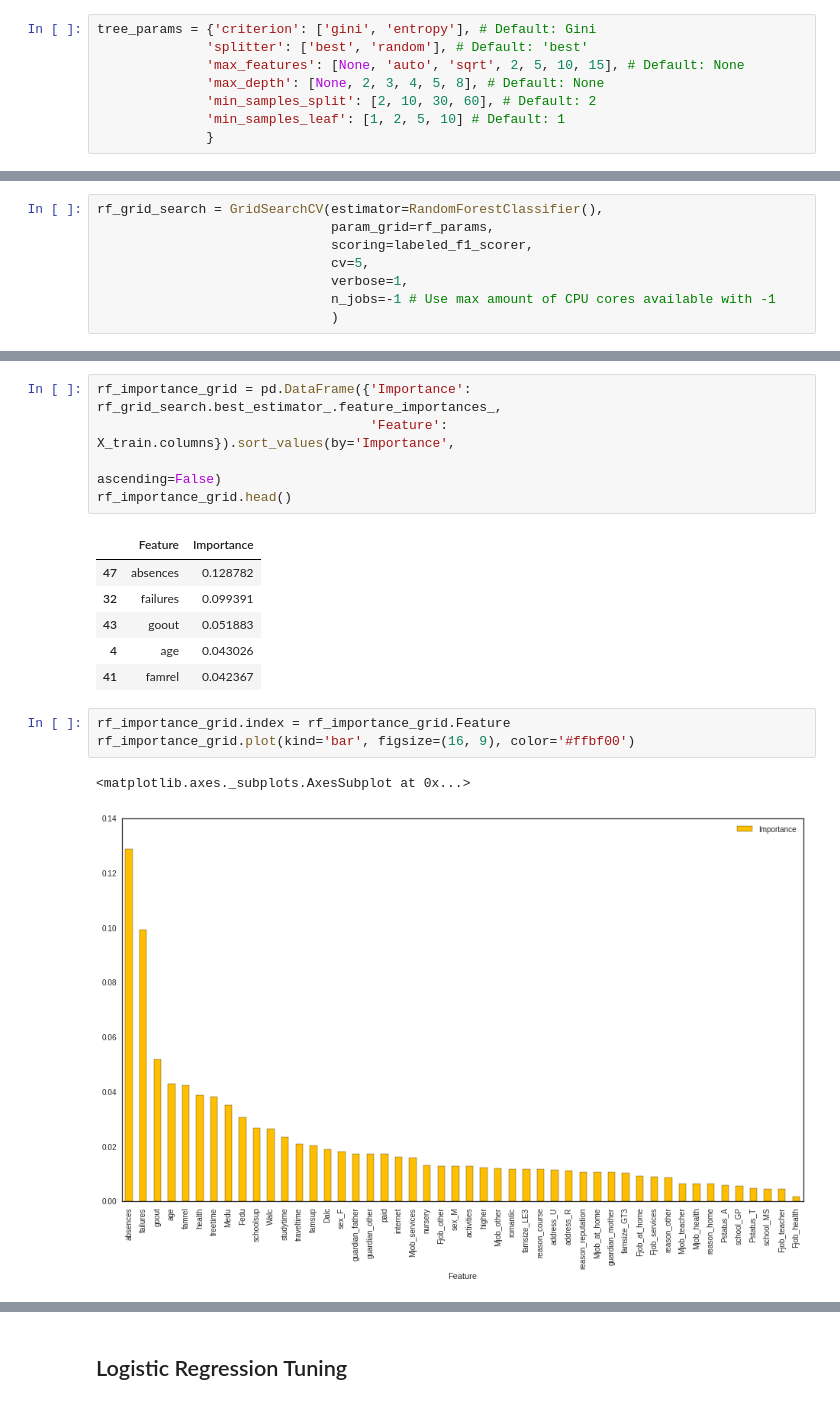
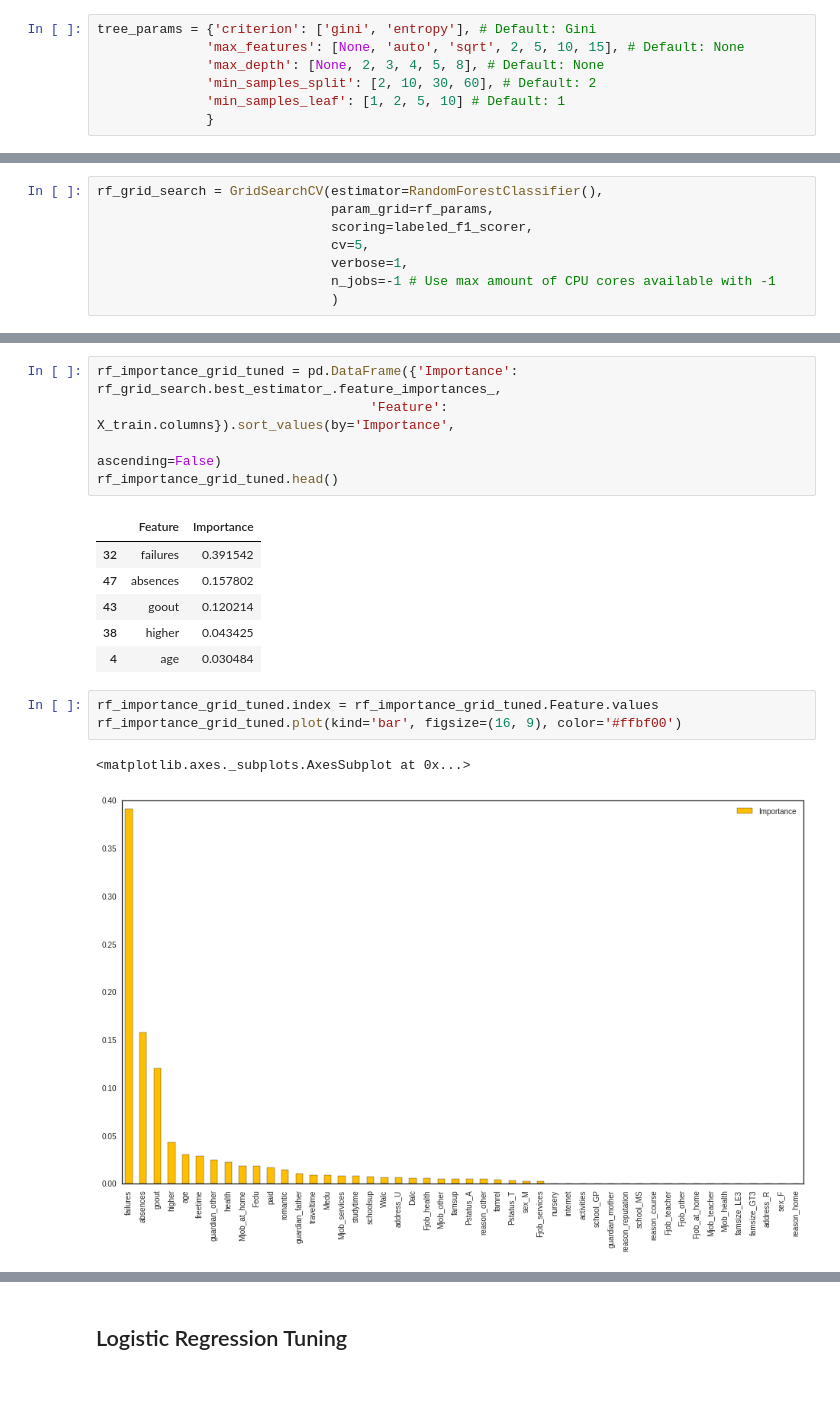
Before and after one commit to FCH808/Machine_Learning_Engineer_Nanodegree, a Jupyter notebook: Project_2/student_intervention/student_intervention.ipynb, the cells around one changed output, grey strips where cells are left out. Saved outputs shown, nothing was run; the diff lists cells and outputs as text.

```diff
--- a/Project_2/student_intervention/student_intervention.ipynb
+++ b/Project_2/student_intervention/student_intervention.ipynb
@@ -855,7 +839,6 @@ F1 score for test set: 0.811188811189
 labeled_f1_scorer = make_scorer(f1_score, pos_label='yes')
 # %%
 tree_params = {'criterion': ['gini', 'entropy'], # Default: Gini
-              'splitter': ['best', 'random'], # Default: 'best'
               'max_features': [None, 'auto', 'sqrt', 2, 5, 10, 15], # Default: None
               'max_depth': [None, 2, 3, 4, 5, 8], # Default: None
               'min_samples_split': [2, 10, 30, 60], # Default: 2
@@ -968,18 +953,18 @@ rf_grid_search.best_params_
 # %%
-rf_importance_grid = pd.DataFrame({'Importance': rf_grid_search.best_estimator_.feature_importances_,
+rf_importance_grid_tuned = pd.DataFrame({'Importance': rf_grid_search.best_estimator_.feature_importances_,
                                    'Feature': X_train.columns}).sort_values(by='Importance',
                                                                             ascending=False)
-rf_importance_grid.head()
+rf_importance_grid_tuned.head()
 # %% [output]
 |  | Feature | Importance |
-| 47 | absences | 0.128782 |
-| 32 | failures | 0.099391 |
-| 43 | goout | 0.051883 |
-| 4 | age | 0.043026 |
-| 41 | famrel | 0.042367 |
+| 32 | failures | 0.391542 |
+| 47 | absences | 0.157802 |
+| 43 | goout | 0.120214 |
+| 38 | higher | 0.043425 |
+| 4 | age | 0.030484 |
 # %%
-rf_importance_grid.index = rf_importance_grid.Feature
-rf_importance_grid.plot(kind='bar', figsize=(16, 9), color='#ffbf00')
+rf_importance_grid_tuned.index = rf_importance_grid_tuned.Feature.values
+rf_importance_grid_tuned.plot(kind='bar', figsize=(16, 9), color='#ffbf00')
 # %% [output]
 <matplotlib.axes._subplots.AxesSubplot at 0x...>
-[figure, old version]
+[figure, new version]
```
Also changed, not shown: parts of 43 cells of this notebook.
